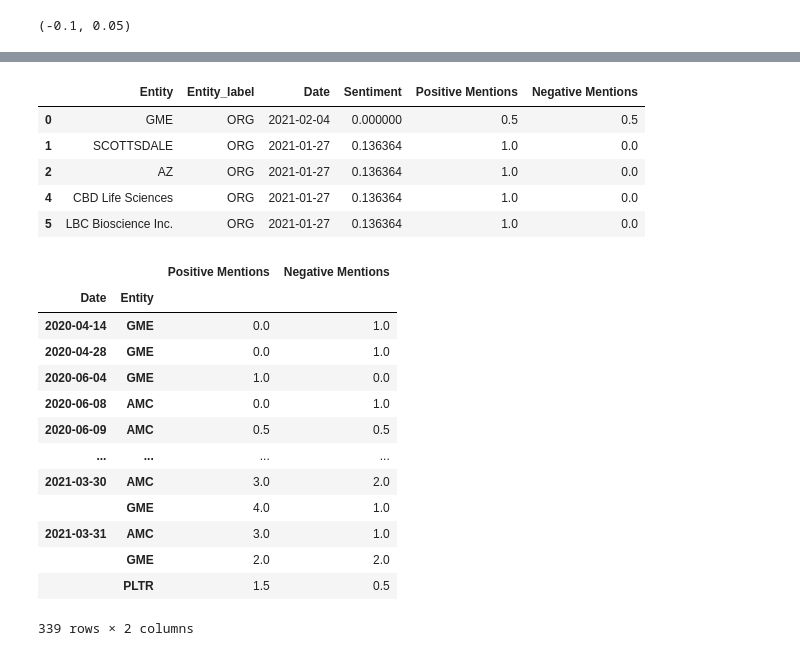
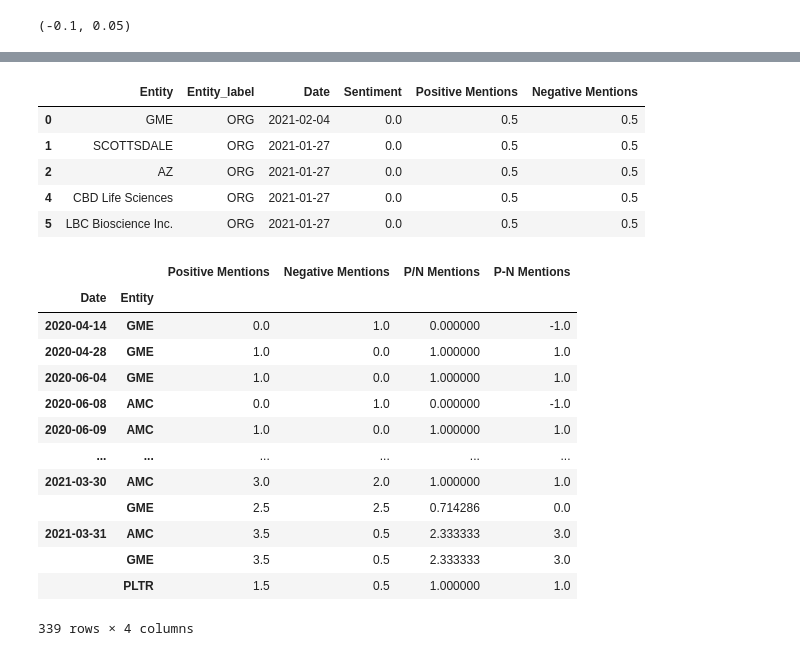
Before and after one commit to HWUDHOEF123/MTH9796_HW3, a Jupyter notebook: MTH9796-HW3-GroupX.ipynb, the cells around one changed output, grey strips where cells are left out. Drawn from its saved outputs; the diff is of its cells as text; code cells hidden in the pictures.

```diff
--- a/MTH9796-HW3-GroupX.ipynb
+++ b/MTH9796-HW3-GroupX.ipynb
@@ -558,6 +558,6 @@ tb.sentiment.polarity, tb.sentiment.subjectivity
 def sa_textblob_polarity(txt):
     return TextBlob(txt).sentiment.polarity
 # %%
-txt = nyt.loc[1,'title']
-txt
+txt = nyt.loc[0,'title']
+txt, sa_textblob_polarity(txt)
 # %% [output]
@@ -568,0 +581,3 @@ sa_textblob_polarity(txt)
+# %%
+def sa_vader_polarity(txt):
+    return SentimentIntensityAnalyzer().polarity_scores(txt)['compound']
@@ -568,0 +608,3 @@ sa_textblob_polarity(txt)
+# %%
+txt = nyt.loc[0,'title']
+txt, sa_zero_shot(txt)
@@ -664,7 +711,7 @@ df_nyt_merge.head()
 # %%
 ## n=50000 takes about 3min
 df_wsb_entity = recognize_entity(wsb25.sample(
-    n=50000, replace=False, random_state=1), entities, sa_textblob_polarity)
+    n=50000, replace=False, random_state=1), entities, sa_vader_polarity)
 df_wsb_entity = df_wsb_entity[df_wsb_entity['Entity_label'].isin(['ORG','PRODUCT'])]
 
 df_wsb_entity.head()
@@ -681,34 +728,35 @@ df_wsb_entity['Negative Mentions'] = 1-df_wsb_entity['Positive Mentions']
 df_wsb_entity.head()
 # %% [output]
 |  | Entity | Entity_label | Date | Sentiment | Positive Mentions | Negative Mentions |
-| 0 | GME | ORG | 2021-02-04 | 0.000000 | 0.5 | 0.5 |
-| 1 | SCOTTSDALE | ORG | 2021-01-27 | 0.136364 | 1.0 | 0.0 |
-| 2 | AZ | ORG | 2021-01-27 | 0.136364 | 1.0 | 0.0 |
-| 4 | CBD Life Sciences | ORG | 2021-01-27 | 0.136364 | 1.0 | 0.0 |
-| 5 | LBC Bioscience Inc. | ORG | 2021-01-27 | 0.136364 | 1.0 | 0.0 |
+| 0 | GME | ORG | 2021-02-04 | 0.0 | 0.5 | 0.5 |
+| 1 | SCOTTSDALE | ORG | 2021-01-27 | 0.0 | 0.5 | 0.5 |
+| 2 | AZ | ORG | 2021-01-27 | 0.0 | 0.5 | 0.5 |
+| 4 | CBD Life Sciences | ORG | 2021-01-27 | 0.0 | 0.5 | 0.5 |
+| 5 | LBC Bioscience Inc. | ORG | 2021-01-27 | 0.0 | 0.5 | 0.5 |
 # %%
 df_wsb = df_wsb_entity[df_wsb_entity['Entity'].isin(wsb_selected_entities)
 ]
 df_wsb = df_wsb.groupby(['Entity','Date'])[['Positive Mentions','Negative Mentions']].sum()
-# df_nyt = df_nyt.rename(columns={'Entity_label':'Mentions per day'})
+df_wsb['P/N Mentions'] = df_wsb['Positive Mentions']/(df_wsb['Negative Mentions']+1)
+df_wsb['P-N Mentions'] = df_wsb['Positive Mentions']-df_wsb['Negative Mentions']
 df_wsb = df_wsb.swaplevel()
 df_wsb = df_wsb.sort_index(level=['Date','Entity'])
 df_wsb
 # %% [output]
-|  |  | Positive Mentions | Negative Mentions |
-| Date | Entity |  |  |
-| 2020-04-14 | GME | 0.0 | 1.0 |
-| 2020-04-28 | GME | 0.0 | 1.0 |
-| 2020-06-04 | GME | 1.0 | 0.0 |
-| 2020-06-08 | AMC | 0.0 | 1.0 |
-| 2020-06-09 | AMC | 0.5 | 0.5 |
-| ... | ... | ... | ... |
-| 2021-03-30 | AMC | 3.0 | 2.0 |
-|  | GME | 4.0 | 1.0 |
-| 2021-03-31 | AMC | 3.0 | 1.0 |
-|  | GME | 2.0 | 2.0 |
-|  | PLTR | 1.5 | 0.5 |
+|  |  | Positive Mentions | Negative Mentions | P/N Mentions | P-N Mentions |
+| Date | Entity |  |  |  |  |
+| 2020-04-14 | GME | 0.0 | 1.0 | 0.000000 | -1.0 |
+| 2020-04-28 | GME | 1.0 | 0.0 | 1.000000 | 1.0 |
+| 2020-06-04 | GME | 1.0 | 0.0 | 1.000000 | 1.0 |
+| 2020-06-08 | AMC | 0.0 | 1.0 | 0.000000 | -1.0 |
+| 2020-06-09 | AMC | 1.0 | 0.0 | 1.000000 | 1.0 |
+| ... | ... | ... | ... | ... | ... |
+| 2021-03-30 | AMC | 3.0 | 2.0 | 1.000000 | 1.0 |
+|  | GME | 2.5 | 2.5 | 0.714286 | 0.0 |
+| 2021-03-31 | AMC | 3.5 | 0.5 | 2.333333 | 3.0 |
+|  | GME | 3.5 | 0.5 | 2.333333 | 3.0 |
+|  | PLTR | 1.5 | 0.5 | 1.000000 | 1.0 |
-339 rows × 2 columns
+339 rows × 4 columns
 # %%
 df_wsb_merge = df_wsb.copy()
 
```
Also changed, not shown: parts of 22 cells of this notebook.
